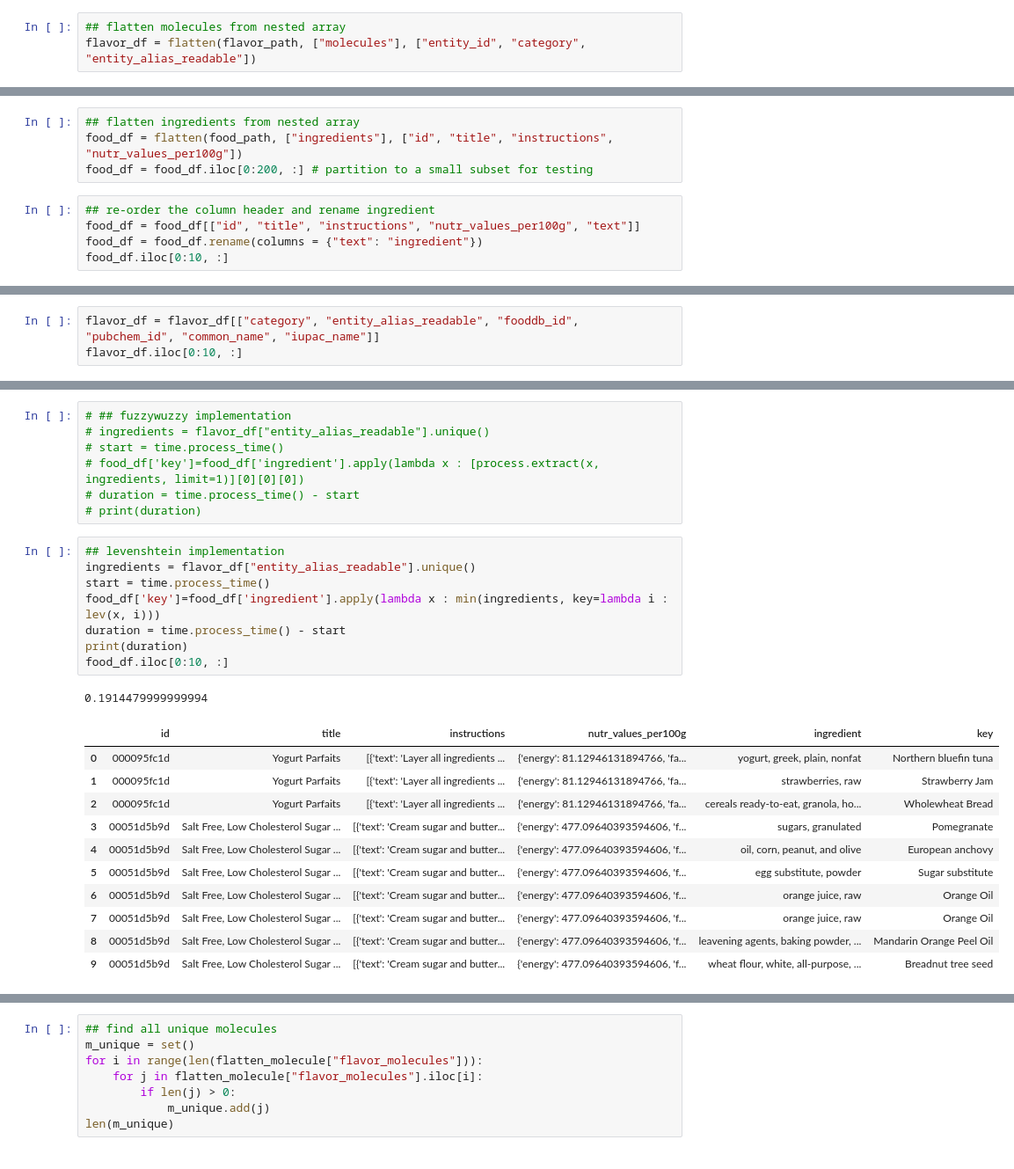
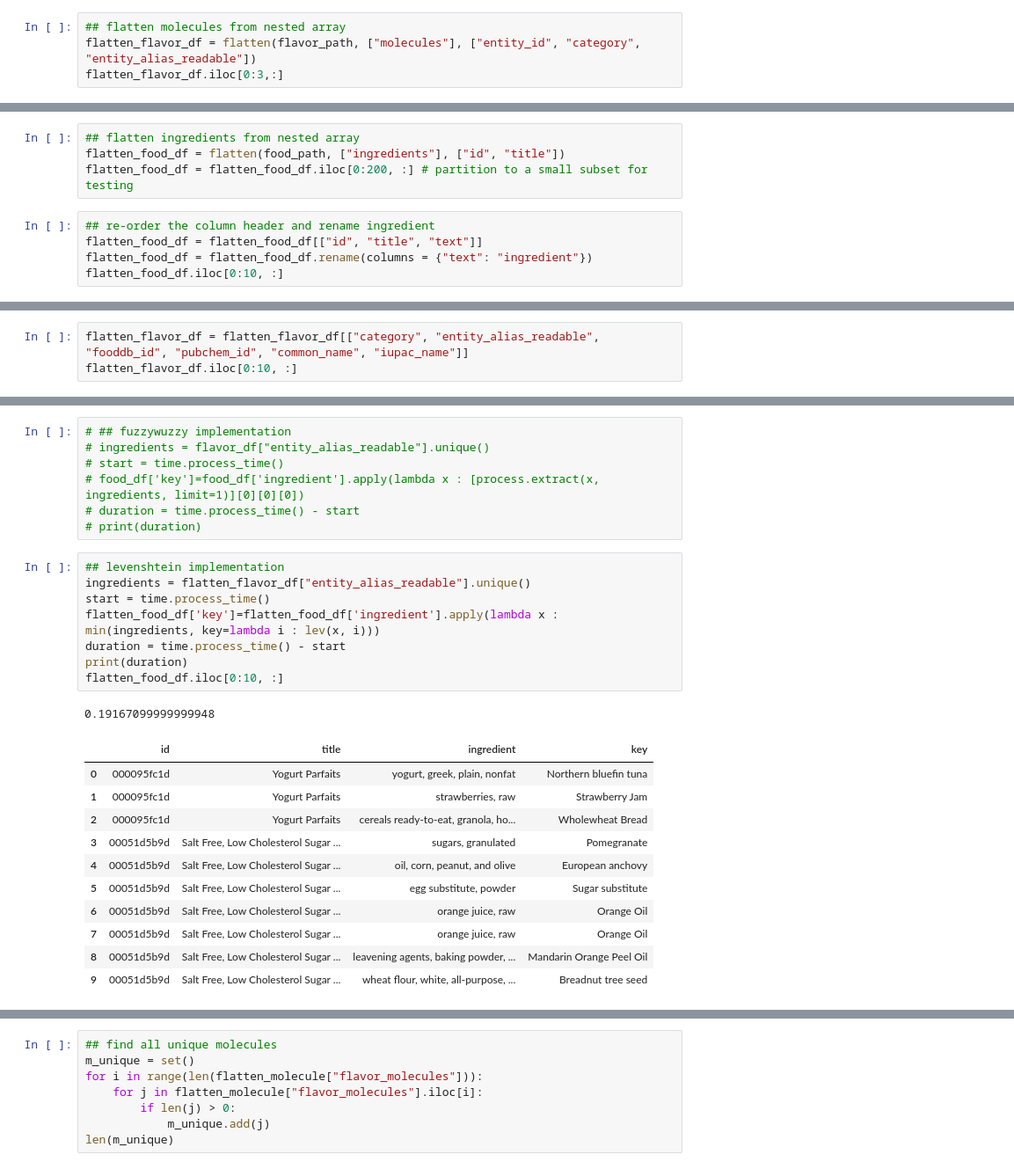
Before and after one commit to jhwaffles/cse6242-team58-project, a Jupyter notebook: data_prep/data_prep.ipynb, the cells around one changed output, grey strips where cells are left out. Shown at 88% size. Cells and saved outputs as stored; diff of their text form.

```diff
--- a/data_prep/data_prep.ipynb
+++ b/data_prep/data_prep.ipynb
@@ -26,3 +47,4 @@ def flatten(path, cols, meta):
 # %%
 ## flatten molecules from nested array
-flavor_df = flatten(flavor_path, ["molecules"], ["entity_id", "category", "entity_alias_readable"])
+flatten_flavor_df = flatten(flavor_path, ["molecules"], ["entity_id", "category", "entity_alias_readable"])
+flatten_flavor_df.iloc[0:3,:]
@@ -29,10 +57,10 @@ flavor_df = flatten(flavor_path, ["molecules"], ["entity_id", "category", "entit
 # %%
 ## flatten ingredients from nested array
-food_df = flatten(food_path, ["ingredients"], ["id", "title", "instructions", "nutr_values_per100g"])
-food_df = food_df.iloc[0:200, :] # partition to a small subset for testing
+flatten_food_df = flatten(food_path, ["ingredients"], ["id", "title"])
+flatten_food_df = flatten_food_df.iloc[0:200, :] # partition to a small subset for testing
 # %%
 ## re-order the column header and rename ingredient
-food_df = food_df[["id", "title", "instructions", "nutr_values_per100g", "text"]]
-food_df = food_df.rename(columns = {"text": "ingredient"})
-food_df.iloc[0:10, :]
+flatten_food_df = flatten_food_df[["id", "title", "text"]]
+flatten_food_df = flatten_food_df.rename(columns = {"text": "ingredient"})
+flatten_food_df.iloc[0:10, :]
 # %% [output]
@@ -50,6 +78,6 @@ food_df.iloc[0:10, :]
 # %%
-flavor_df = flavor_df[["category", "entity_alias_readable", "fooddb_id", "pubchem_id", "common_name", "iupac_name"]]
-flavor_df.iloc[0:10, :]
+flatten_flavor_df = flatten_flavor_df[["category", "entity_alias_readable", "fooddb_id", "pubchem_id", "common_name", "iupac_name"]]
+flatten_flavor_df.iloc[0:10, :]
 # %% [output]
 |  | category | entity_alias_readable | fooddb_id | pubchem_id | common_name | iupac_name |
 | 0 | animalproduct | Egg | FDB002257 | 6322 | L-arginine | (2S)-2-amino-5-(diaminomethyliden... |
@@ -71,23 +99,23 @@ flavor_df.iloc[0:10, :]
 # print(duration)
 # %%
 ## levenshtein implementation
-ingredients = flavor_df["entity_alias_readable"].unique()
+ingredients = flatten_flavor_df["entity_alias_readable"].unique()
 start = time.process_time()
-food_df['key']=food_df['ingredient'].apply(lambda x : min(ingredients, key=lambda i : lev(x, i)))
+flatten_food_df['key']=flatten_food_df['ingredient'].apply(lambda x : min(ingredients, key=lambda i : lev(x, i)))
 duration = time.process_time() - start
 print(duration)
-food_df.iloc[0:10, :]
+flatten_food_df.iloc[0:10, :]
 # %% [output]
-0.1914479999999994
+0.19167099999999948
-|  | id | title | instructions | nutr_values_per100g | ingredient | key |
-| 0 | 000095fc1d | Yogurt Parfaits | [{'text': 'Layer all ingredients ... | {'energy': 81.12946131894766, 'fa... | yogurt, greek, plain, nonfat | Northern bluefin tuna |
-| 1 | 000095fc1d | Yogurt Parfaits | [{'text': 'Layer all ingredients ... | {'energy': 81.12946131894766, 'fa... | strawberries, raw | Strawberry Jam |
-| 2 | 000095fc1d | Yogurt Parfaits | [{'text': 'Layer all ingredients ... | {'energy': 81.12946131894766, 'fa... | cereals ready-to-eat, granola, ho... | Wholewheat Bread |
-| 3 | 00051d5b9d | Salt Free, Low Cholesterol Sugar ... | [{'text': 'Cream sugar and butter... | {'energy': 477.09640393594606, 'f... | sugars, granulated | Pomegranate |
-| 4 | 00051d5b9d | Salt Free, Low Cholesterol Sugar ... | [{'text': 'Cream sugar and butter... | {'energy': 477.09640393594606, 'f... | oil, corn, peanut, and olive | European anchovy |
-| 5 | 00051d5b9d | Salt Free, Low Cholesterol Sugar ... | [{'text': 'Cream sugar and butter... | {'energy': 477.09640393594606, 'f... | egg substitute, powder | Sugar substitute |
-| 6 | 00051d5b9d | Salt Free, Low Cholesterol Sugar ... | [{'text': 'Cream sugar and butter... | {'energy': 477.09640393594606, 'f... | orange juice, raw | Orange Oil |
-| 7 | 00051d5b9d | Salt Free, Low Cholesterol Sugar ... | [{'text': 'Cream sugar and butter... | {'energy': 477.09640393594606, 'f... | orange juice, raw | Orange Oil |
-| 8 | 00051d5b9d | Salt Free, Low Cholesterol Sugar ... | [{'text': 'Cream sugar and butter... | {'energy': 477.09640393594606, 'f... | leavening agents, baking powder, ... | Mandarin Orange Peel Oil |
-| 9 | 00051d5b9d | Salt Free, Low Cholesterol Sugar ... | [{'text': 'Cream sugar and butter... | {'energy': 477.09640393594606, 'f... | wheat flour, white, all-purpose, ... | Breadnut tree seed |
+|  | id | title | ingredient | key |
+| 0 | 000095fc1d | Yogurt Parfaits | yogurt, greek, plain, nonfat | Northern bluefin tuna |
+| 1 | 000095fc1d | Yogurt Parfaits | strawberries, raw | Strawberry Jam |
+| 2 | 000095fc1d | Yogurt Parfaits | cereals ready-to-eat, granola, ho... | Wholewheat Bread |
+| 3 | 00051d5b9d | Salt Free, Low Cholesterol Sugar ... | sugars, granulated | Pomegranate |
+| 4 | 00051d5b9d | Salt Free, Low Cholesterol Sugar ... | oil, corn, peanut, and olive | European anchovy |
+| 5 | 00051d5b9d | Salt Free, Low Cholesterol Sugar ... | egg substitute, powder | Sugar substitute |
+| 6 | 00051d5b9d | Salt Free, Low Cholesterol Sugar ... | orange juice, raw | Orange Oil |
+| 7 | 00051d5b9d | Salt Free, Low Cholesterol Sugar ... | orange juice, raw | Orange Oil |
+| 8 | 00051d5b9d | Salt Free, Low Cholesterol Sugar ... | leavening agents, baking powder, ... | Mandarin Orange Peel Oil |
+| 9 | 00051d5b9d | Salt Free, Low Cholesterol Sugar ... | wheat flour, white, all-purpose, ... | Breadnut tree seed |
 # %%
```
Also changed, not shown: parts of 23 cells of this notebook, 1 other file.
